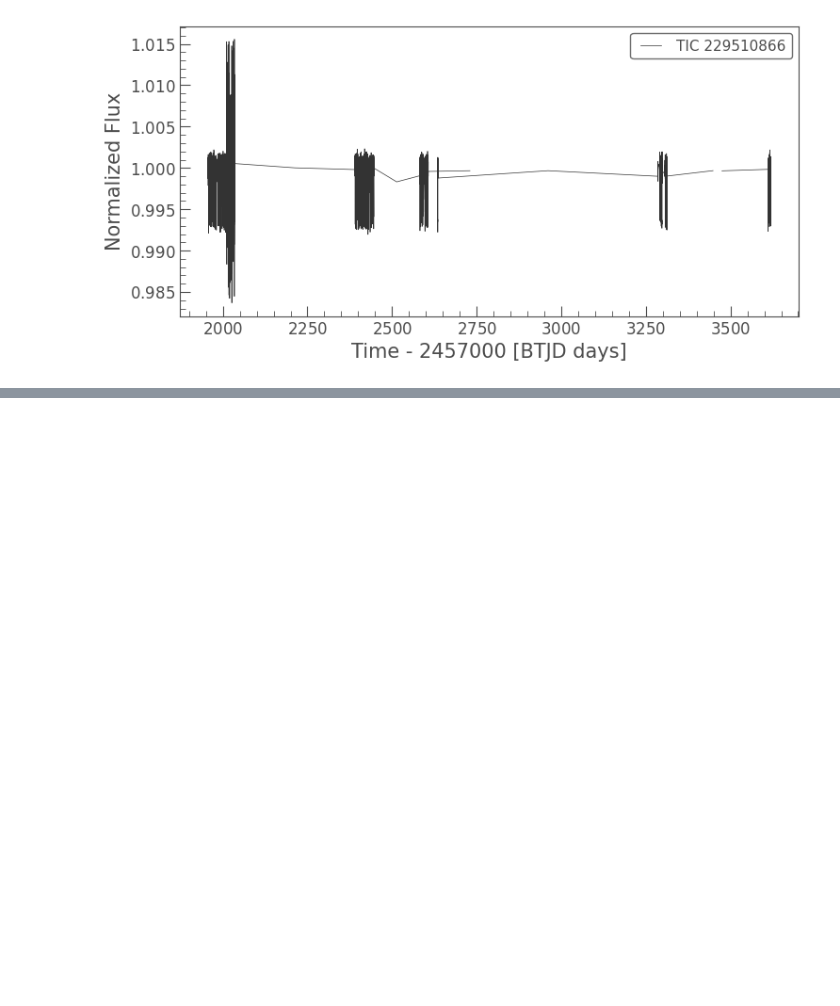
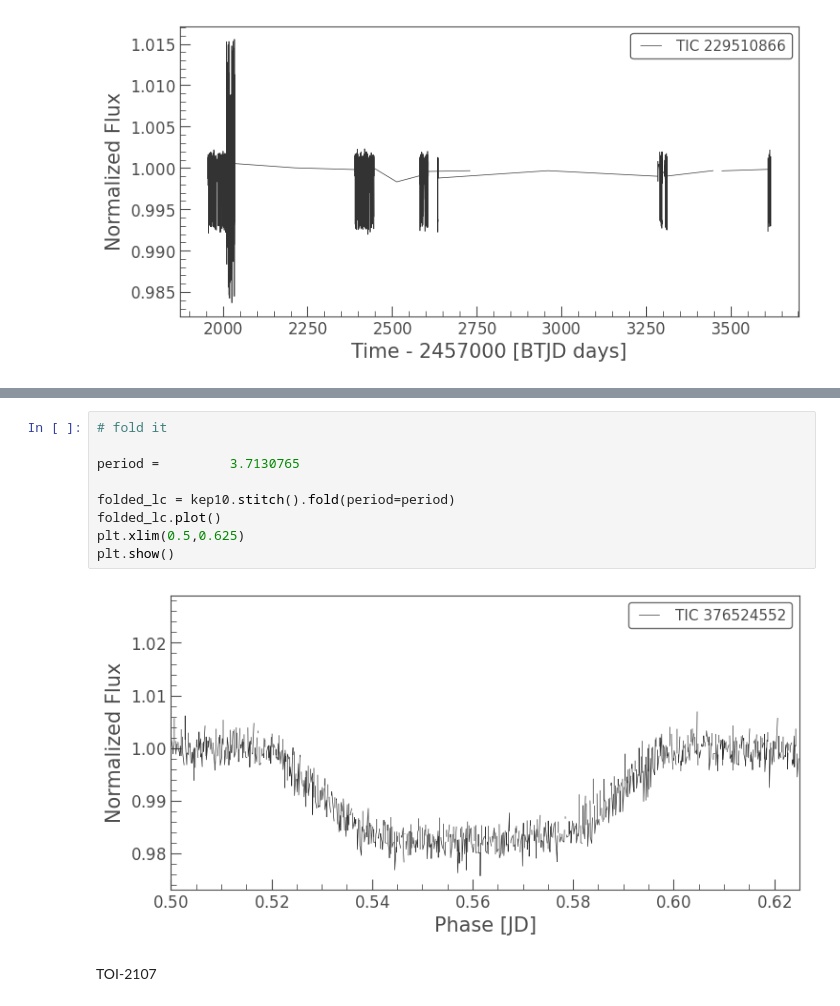
Before and after one commit to JCatton/KJRJMCMCMC, a Jupyter notebook: TransitAnalysis/TestToGetExactLC.ipynb, the cells around one changed output, grey strips where cells are left out. Cells and saved outputs as stored; diff of their text form; blank space fills up the shorter version.

```diff
--- a/TransitAnalysis/TestToGetExactLC.ipynb
+++ b/TransitAnalysis/TestToGetExactLC.ipynb
@@ -344,0 +337,13 @@ plt.show()
+# %%
+# fold it
+
+period = 		 3.7130765
+
+folded_lc = kep10.stitch().fold(period=period)
+folded_lc.plot()
+plt.xlim(0.5,0.625)
+plt.show()
+# %% [output]
+[figure, added]
+# %% [markdown]
+TOI-2107
```
Also changed, not shown: parts of 19 cells of this notebook, 2 other files.
